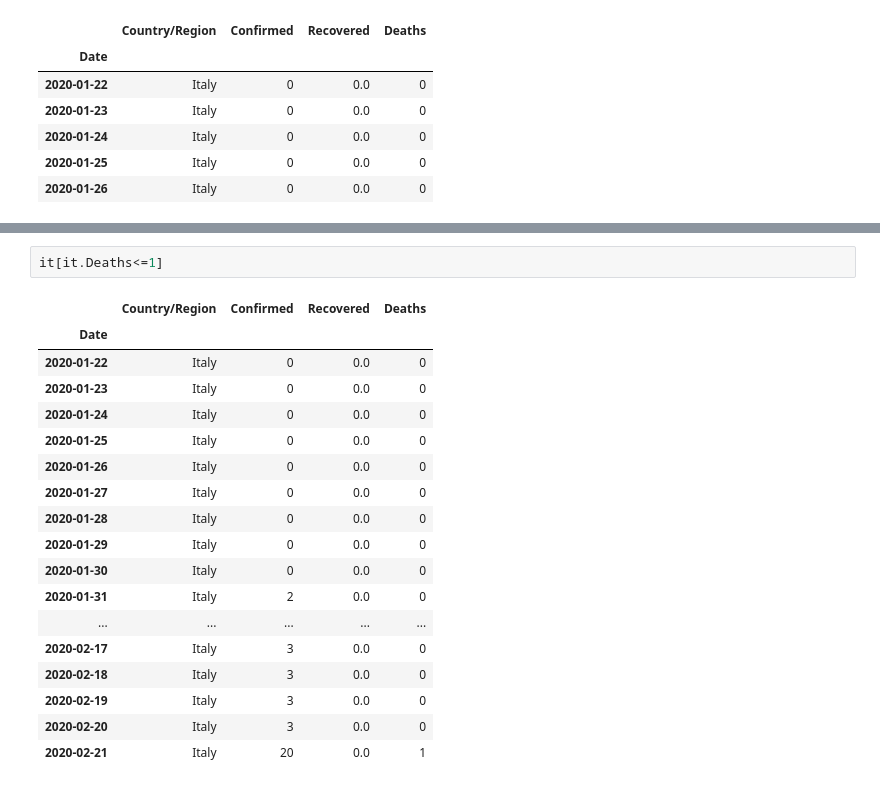
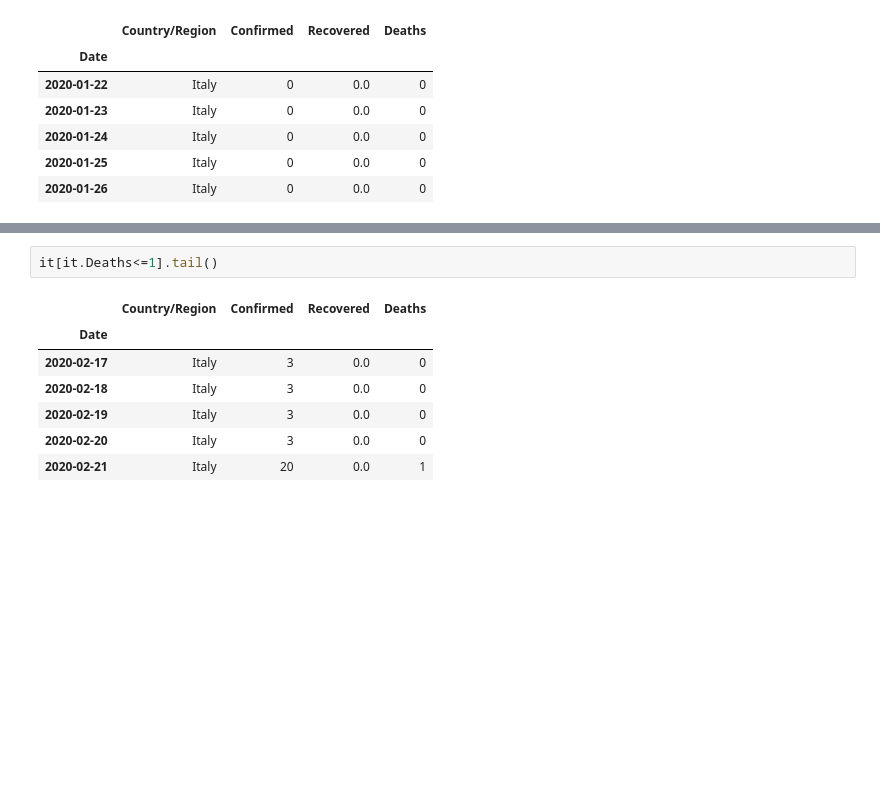
Before and after one commit to dm-fedorov/pandas_basic, a Jupyter notebook: кейсы по анализу данных/COVID-19.ipynb, the cells around one changed output, grey strips where cells are left out. Cells and saved outputs as stored; diff of their text form; blank space fills up the shorter version.

```diff
--- a/кейсы по анализу данных/COVID-19.ipynb
+++ b/кейсы по анализу данных/COVID-19.ipynb
@@ -203,19 +289,8 @@ it.plot();
 # %%
-it[it.Deaths<=1]
+it[it.Deaths<=1].tail()
 # %% [output]
 |  | Country/Region | Confirmed | Recovered | Deaths |
 | Date |  |  |  |  |
-| 2020-01-22 | Italy | 0 | 0.0 | 0 |
-| 2020-01-23 | Italy | 0 | 0.0 | 0 |
-| 2020-01-24 | Italy | 0 | 0.0 | 0 |
-| 2020-01-25 | Italy | 0 | 0.0 | 0 |
-| 2020-01-26 | Italy | 0 | 0.0 | 0 |
-| 2020-01-27 | Italy | 0 | 0.0 | 0 |
-| 2020-01-28 | Italy | 0 | 0.0 | 0 |
-| 2020-01-29 | Italy | 0 | 0.0 | 0 |
-| 2020-01-30 | Italy | 0 | 0.0 | 0 |
-| 2020-01-31 | Italy | 2 | 0.0 | 0 |
-| ... | ... | ... | ... | ... |
 | 2020-02-17 | Italy | 3 | 0.0 | 0 |
 | 2020-02-18 | Italy | 3 | 0.0 | 0 |
 | 2020-02-19 | Italy | 3 | 0.0 | 0 |
```
Also changed, not shown: parts of 24 cells of this notebook, 14 other files.
